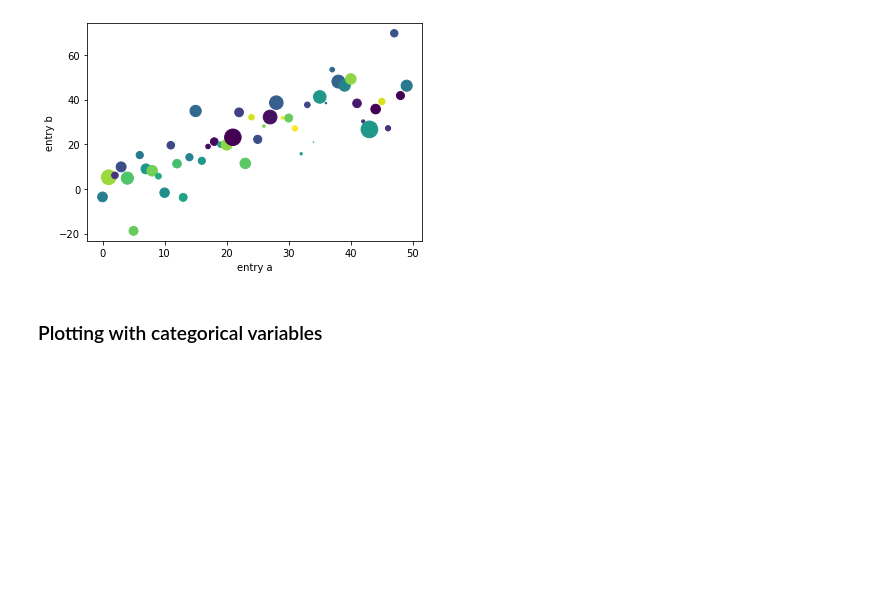
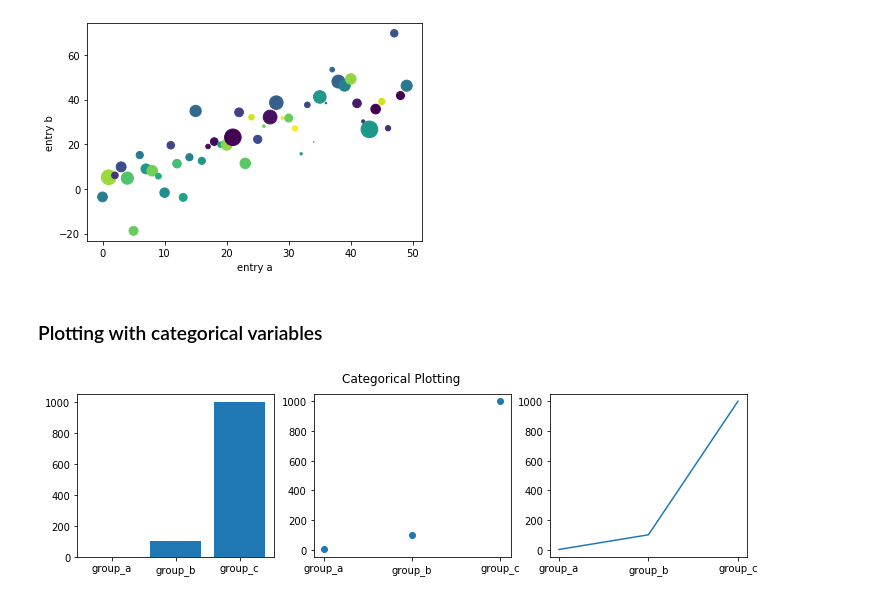
Before and after one commit to Mmddzz3/21_Days_DataScience_Madhura, a Jupyter notebook: Day 2 - Matplotlib.ipynb, the cells around one changed output. Cells and saved outputs as stored; diff of their text form; code cells hidden in the pictures; blank space fills up the shorter version.

```diff
--- a/Day 2 - Matplotlib.ipynb
+++ b/Day 2 - Matplotlib.ipynb
@@ -67,15 +67,17 @@ plt.show()
 ### Plotting with categorical variables
 # %%
 names = ['group_a', 'group_b', 'group_c']
-values = [1, 10, 100]
+values = [1, 100, 1000]
 
-plt.figure(figsize=(9, 3))
+plt.figure(figsize=(12, 3))
 
 plt.subplot(131)
 plt.bar(names, values)
 plt.subplot(132)
 plt.scatter(names, values)
 plt.subplot(133)
 plt.plot(names, values)
 plt.suptitle('Categorical Plotting')
 plt.show()
+# %% [output]
+[figure, added]
```
